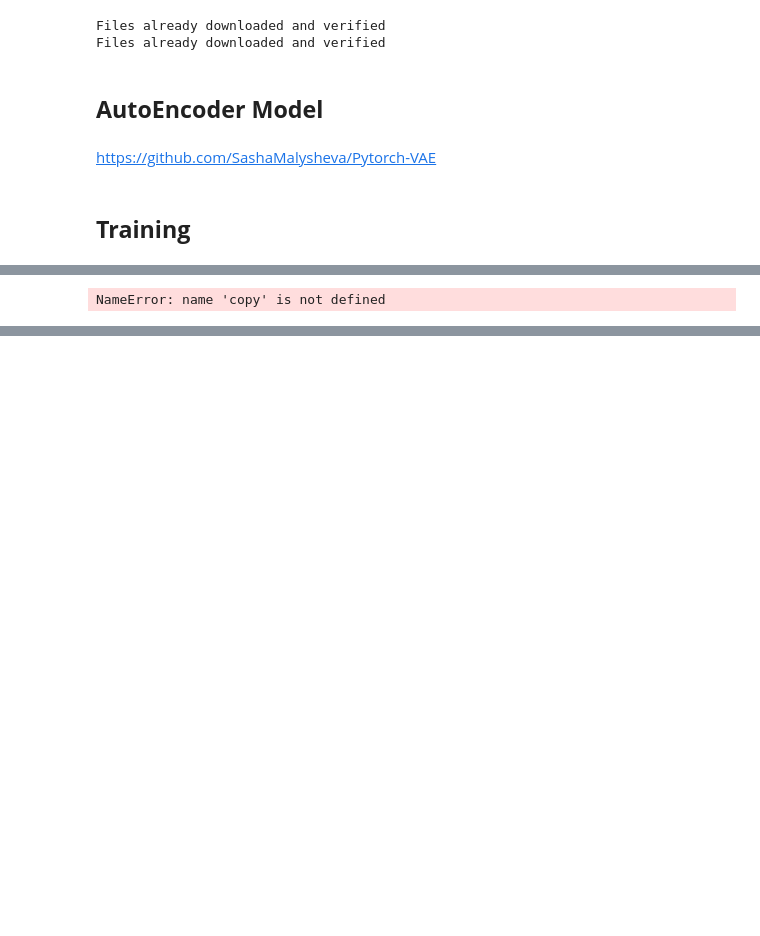
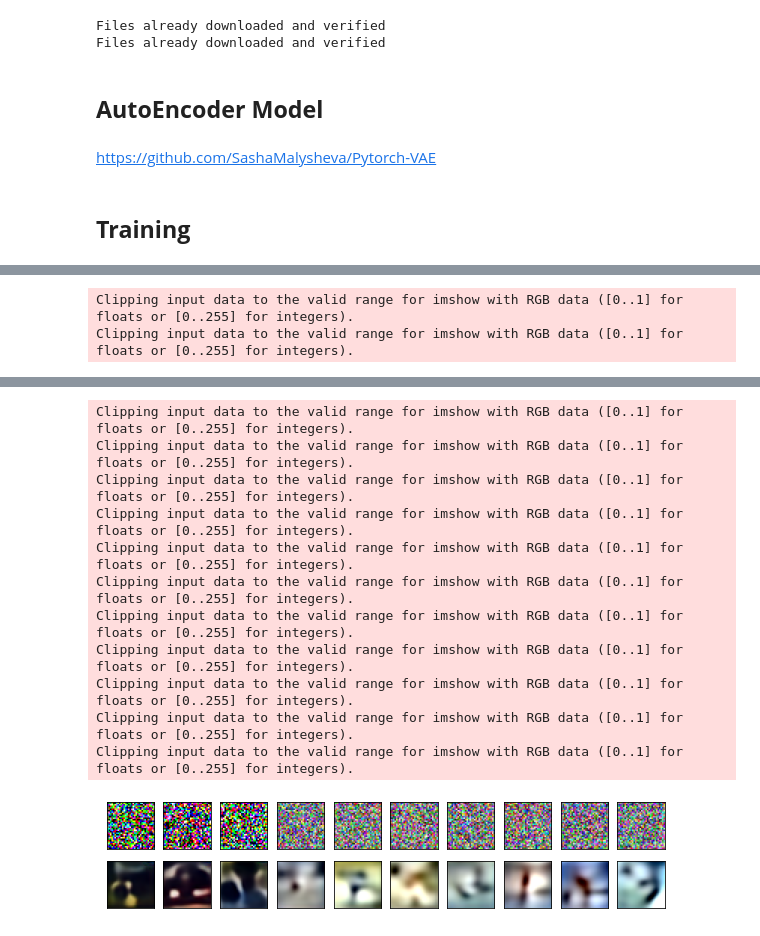
Before and after one commit to AlisaYang07/DL-AutoEncoder, a Jupyter notebook: main_VAE.ipynb, the cells around one changed output, grey strips where cells are left out. Drawn from its saved outputs; the diff is of its cells as text; code cells hidden in the pictures; blank space fills up the shorter version.

```diff
--- a/main_VAE.ipynb
+++ b/main_VAE.ipynb
@@ -165,4 +93,23 @@ class UnNormalize(object):
           return tensor
+# %%
+class Normalize(object):
+    def __init__(self, mean, std):
+        self.mean = mean
+        self.std = std
+
+    def __call__(self, tensor):
+        """
+        Args:
+            tensor (Tensor): Tensor image of size (C, H, W) to be normalized.
+        Returns:
+            Tensor: Normalized image.
+        """
+        with torch.no_grad():
+          for img in tensor:
+            for t, m, s in zip(img, self.mean, self.std):
+                t.sub_(m).div_(s)
+                # The unormalize code -> t.mul_(s).add_(m)
+          return tensor
 # %%
 from torchvision.utils import make_grid
 unorm = UnNormalize(mean=(0.4914, 0.4822, 0.4465), std=(0.2471, 0.2435, 0.2616))
@@ -197,7 +140,37 @@ torch.Size([64, 3, 32, 32])
-# %%
-model_copy = copy.deepcopy(model)
-
-with torch.no_grad():
-    model.weight.fill_(1.)
-# %% [output]
-NameError: name 'copy' is not defined
+# %%
+import matplotlib.pyplot as plt
+# Convert the predictions into images
+num_samples = 10
+img_size = 32
+lat_vec_ = np.random.random((num_samples, 3 ,img_size, img_size))
+lat_vec_[0][0] = np.random.random((img_size, img_size))
+print(lat_vec_[0][0])
+random_latent_vectors  = torch.tensor((lat_vec_), dtype=torch.float32)
+random_latent_vectors  = torch.tensor(np.random.random((num_samples, 3 ,img_size, img_size)), dtype=torch.float32)
+
+norm = Normalize(mean=(0.4914, 0.4822, 0.4465), std=(0.2471, 0.2435, 0.2616))
+random_latent_vectors = norm(random_latent_vectors)
+decoded_imgs,_,_ = model(random_latent_vectors.cuda())
+decoded_imgs = unorm(decoded_imgs).cpu().detach()
+print(decoded_imgs)
+# Display the original and reconstructed images
+n = 10 # number of images to display
+plt.figure(figsize=(10,2))
+for i in range(n):
+    # Display the original image
+    ax = plt.subplot(2, n, i + 1)
+    plt.imshow(random_latent_vectors[i].permute(1,2,0))
+    # plt.gray()
+    ax.get_xaxis().set_visible(False)
+    ax.get_yaxis().set_visible(False)
+
+    # Display the reconstructed image
+    ax = plt.subplot(2, n, i + 1 + n)
+    plt.imshow(decoded_imgs[i].permute(1,2,0))
+    # plt.gray()
+    ax.get_xaxis().set_visible(False)
+    ax.get_yaxis().set_visible(False)
+plt.show()
+# %% [output]
+Clipping input data to the valid range for imshow with RGB data ([0..1] for floats or [0..255] for integers).
+Clipping input data to the valid range for imshow with RGB data ([0..1] for floats or [0..255] for integers).
@@ -203,0 +194,12 @@ NameError: name 'copy' is not defined
+Clipping input data to the valid range for imshow with RGB data ([0..1] for floats or [0..255] for integers).
+Clipping input data to the valid range for imshow with RGB data ([0..1] for floats or [0..255] for integers).
+Clipping input data to the valid range for imshow with RGB data ([0..1] for floats or [0..255] for integers).
+Clipping input data to the valid range for imshow with RGB data ([0..1] for floats or [0..255] for integers).
+Clipping input data to the valid range for imshow with RGB data ([0..1] for floats or [0..255] for integers).
+Clipping input data to the valid range for imshow with RGB data ([0..1] for floats or [0..255] for integers).
+Clipping input data to the valid range for imshow with RGB data ([0..1] for floats or [0..255] for integers).
+Clipping input data to the valid range for imshow with RGB data ([0..1] for floats or [0..255] for integers).
+Clipping input data to the valid range for imshow with RGB data ([0..1] for floats or [0..255] for integers).
+Clipping input data to the valid range for imshow with RGB data ([0..1] for floats or [0..255] for integers).
+Clipping input data to the valid range for imshow with RGB data ([0..1] for floats or [0..255] for integers).
+[figure, added]
```
Also changed, not shown: parts of 9 cells of this notebook.
